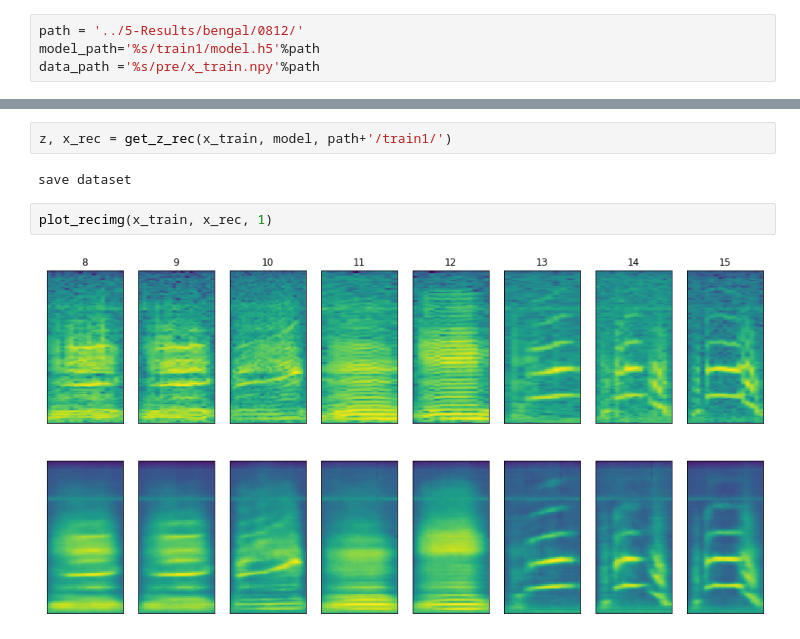
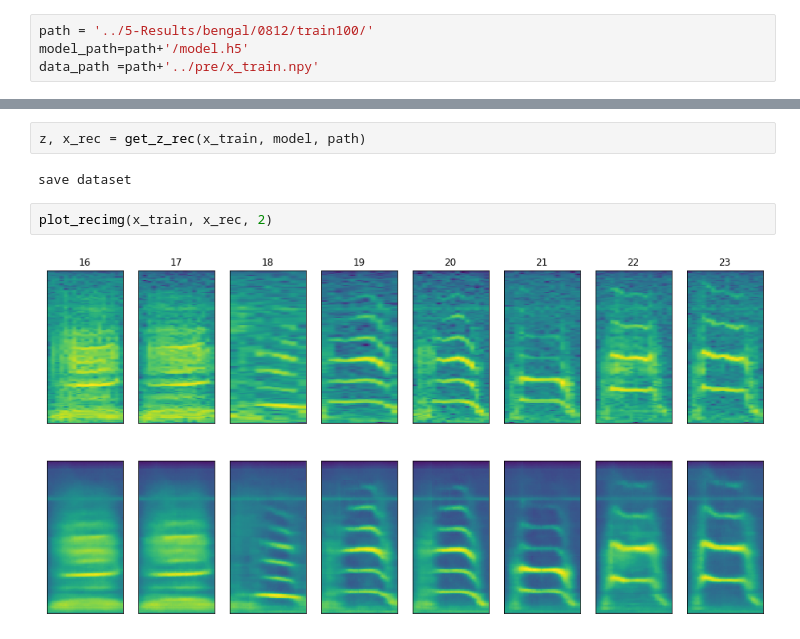
Before and after one commit to yebiny/Songbird-clusturing, a Jupyter notebook: 3-Train/2-evaluate.ipynb, the cells around one changed output, grey strips where cells are left out. Drawn from its saved outputs; the diff is of its cells as text.

```diff
--- a/3-Train/2-evaluate.ipynb
+++ b/3-Train/2-evaluate.ipynb
@@ -1,9 +1,9 @@
 # %%
 from evalVAE import *
 # %%
-path = '../5-Results/bengal/0812/'
-model_path='%s/train1/model.h5'%path
-data_path ='%s/pre/x_train.npy'%path
+path = '../5-Results/bengal/0812/train100/'
+model_path=path+'/model.h5'
+data_path =path+'../pre/x_train.npy'
 # %%
 x_train = np.load(data_path)
 print(x_train.shape)
@@ -27,10 +27,10 @@ Trainable params: 721,205
 Non-trainable params: 0
 _________________________________________________________________
 # %%
-z, x_rec = get_z_rec(x_train, model, path+'/train1/')
+z, x_rec = get_z_rec(x_train, model, path)
 # %% [output]
 save dataset
 # %%
-plot_recimg(x_train, x_rec, 1)
+plot_recimg(x_train, x_rec, 2)
 # %% [output]
-[figure, old version]
+[figure, new version]
```
Also changed, not shown: parts of 1 cell of this notebook, 2 other files.
